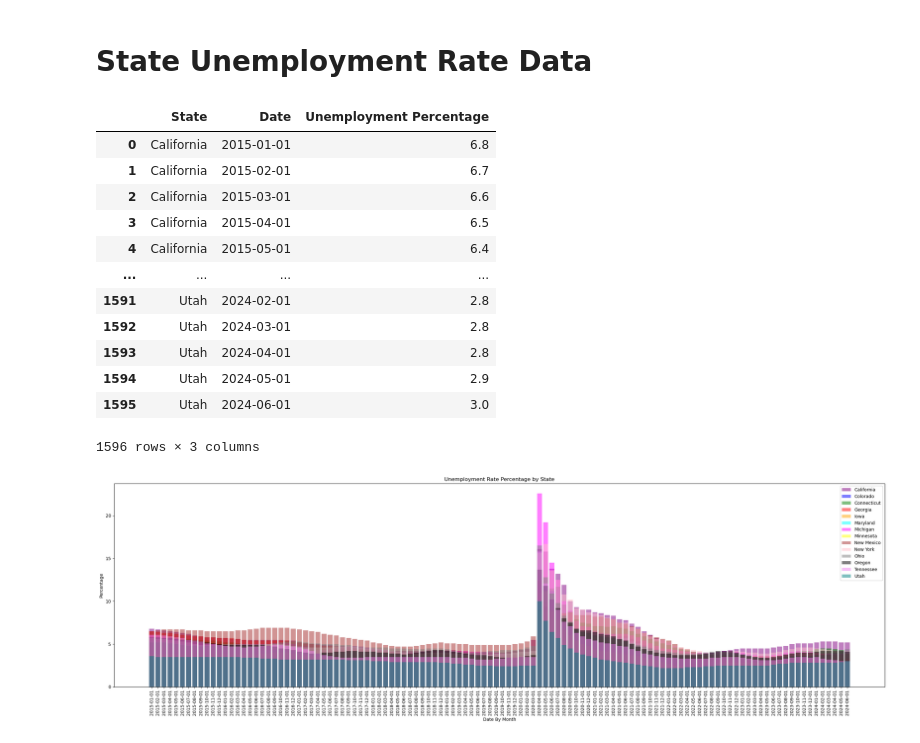
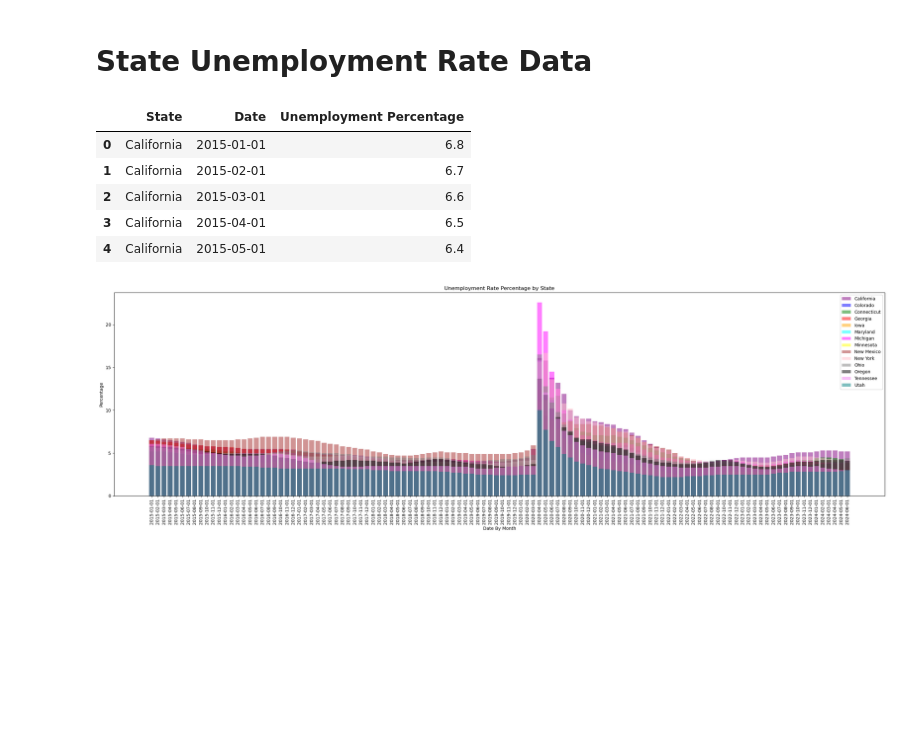
Before and after one commit to Csaldivar23/Project_1, a Jupyter notebook: Covid_Economic_Impact.ipynb, the cells around one changed output. Cells and saved outputs as stored; diff of their text form; code cells hidden in the pictures; blank space fills up the shorter version.

```diff
--- a/Covid_Economic_Impact.ipynb
+++ b/Covid_Economic_Impact.ipynb
@@ -126,21 +84,14 @@ avg_hospitalizations_per_state
 # %%
 # reading state unemployment rate csv file into DataFrame
 state_unemployment_rate = pd.read_csv("State_Unemployment_Rate.csv")
-state_unemployment_rate
+state_unemployment_rate.head()
 # %% [output]
 |  | State | Date | Unemployment Percentage |
 | 0 | California | 2015-01-01 | 6.8 |
 | 1 | California | 2015-02-01 | 6.7 |
 | 2 | California | 2015-03-01 | 6.6 |
 | 3 | California | 2015-04-01 | 6.5 |
 | 4 | California | 2015-05-01 | 6.4 |
-| ... | ... | ... | ... |
-| 1591 | Utah | 2024-02-01 | 2.8 |
-| 1592 | Utah | 2024-03-01 | 2.8 |
-| 1593 | Utah | 2024-04-01 | 2.8 |
-| 1594 | Utah | 2024-05-01 | 2.9 |
-| 1595 | Utah | 2024-06-01 | 3.0 |
-1596 rows × 3 columns
 # %%
 # filtering by state data
 california_data_ur = state_unemployment_rate[state_unemployment_rate["State"] == "California"]
```
Also changed, not shown: parts of 16 cells of this notebook, 3 other files.
